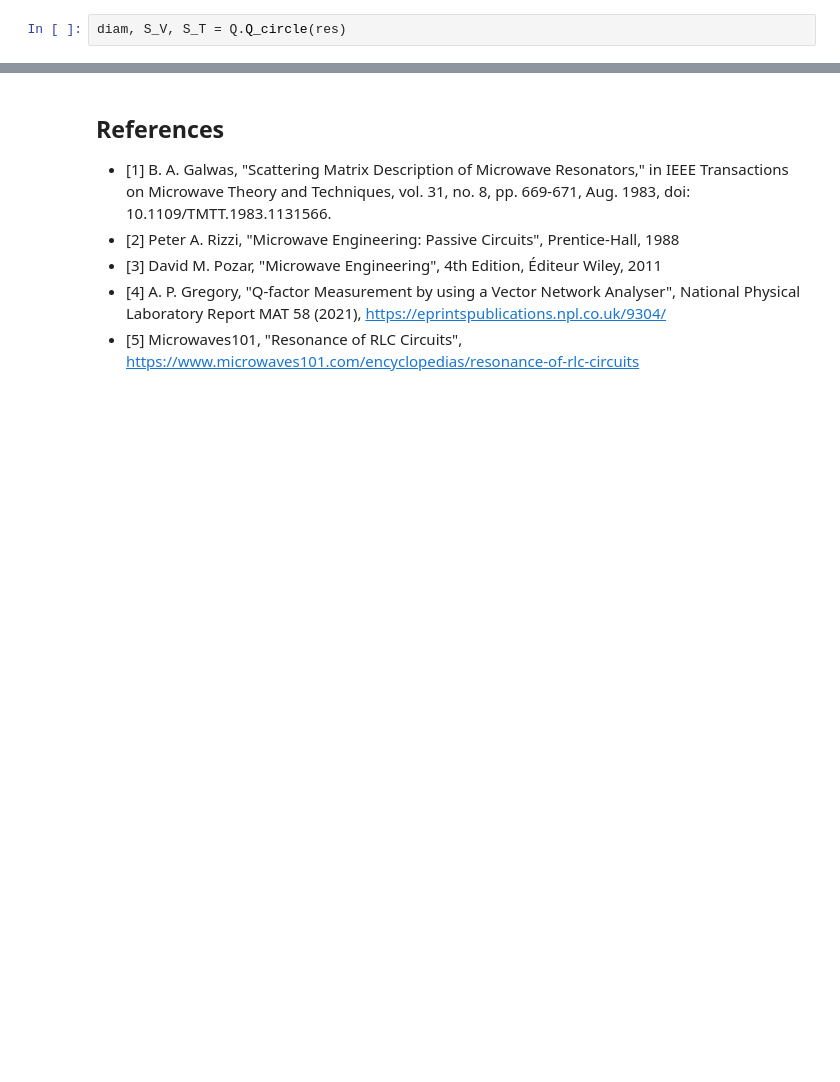
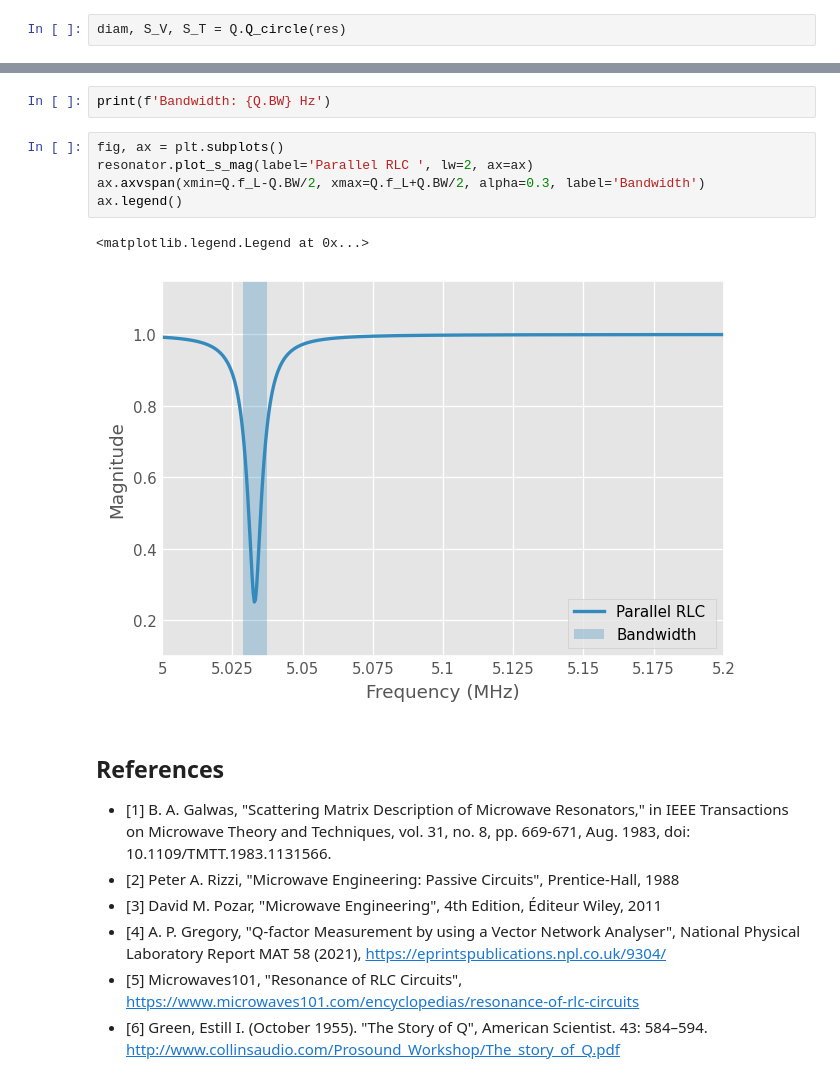
Before and after one commit to scikit-rf/scikit-rf, a Jupyter notebook: doc/source/tutorials/Q-Factor.ipynb, the cells around one changed output, grey strips where cells are left out. Cells and saved outputs as stored; diff of their text form; blank space fills up the shorter version.

```diff
--- a/doc/source/tutorials/Q-Factor.ipynb
+++ b/doc/source/tutorials/Q-Factor.ipynb
@@ -164,3 +189,13 @@ ax.text(np.angle(S_V), 1.1*np.abs(S_V), '$S_V$')
+# %%
+print(f'Bandwidth: {Q.BW} Hz')
+# %%
+fig, ax = plt.subplots()
+resonator.plot_s_mag(label='Parallel RLC ', lw=2, ax=ax)
+ax.axvspan(xmin=Q.f_L-Q.BW/2, xmax=Q.f_L+Q.BW/2, alpha=0.3, label='Bandwidth')
+ax.legend()
+# %% [output]
+<matplotlib.legend.Legend at 0x...>
+[figure, added]
 # %% [markdown]
 ## References
 - [1] B. A. Galwas, "Scattering Matrix Description of Microwave Resonators," in IEEE Transactions on Microwave Theory and Techniques, vol. 31, no. 8, pp. 669-671, Aug. 1983, doi: 10.1109/TMTT.1983.1131566.
@@ -168,3 +203,4 @@ ax.text(np.angle(S_V), 1.1*np.abs(S_V), '$S_V$')
 - [3] David M. Pozar, "Microwave Engineering", 4th Edition, Éditeur	Wiley, 2011
 - [4] A. P. Gregory, "Q-factor Measurement by using a Vector Network Analyser", National Physical Laboratory Report MAT 58 (2021), https://eprintspublications.npl.co.uk/9304/
 - [5] Microwaves101, "Resonance of RLC Circuits", https://www.microwaves101.com/encyclopedias/resonance-of-rlc-circuits
+- [6] Green, Estill I. (October 1955). "The Story of Q", American Scientist. 43: 584–594. http://www.collinsaudio.com/Prosound_Workshop/The_story_of_Q.pdf
```
Also changed, not shown: parts of 21 cells of this notebook, 1 other file.
